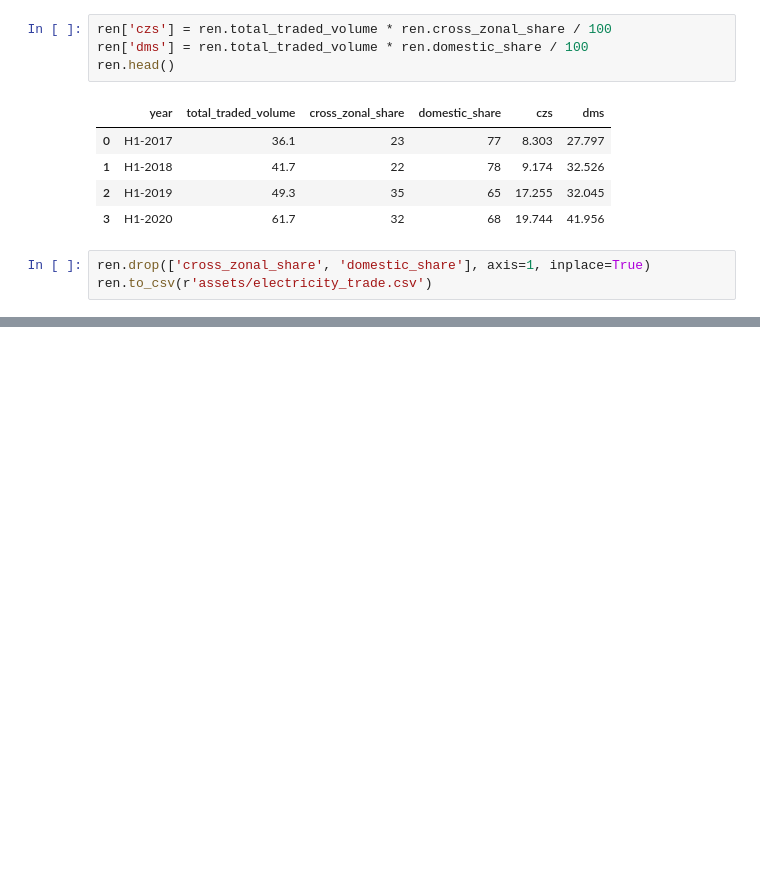
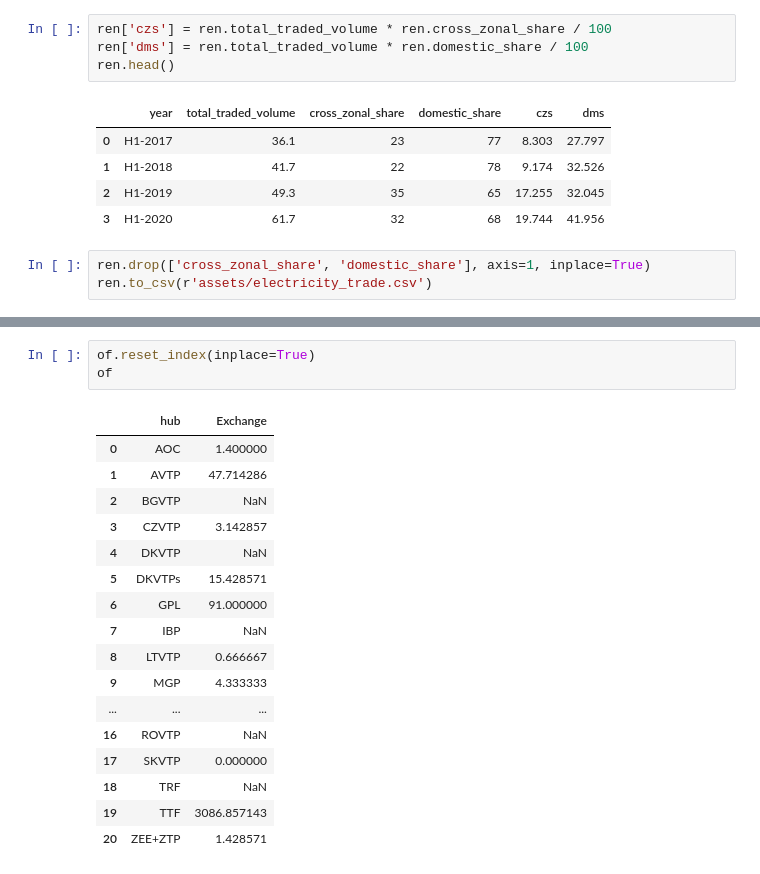
Before and after one commit to hypertechsa/acer-visualisation, a Jupyter notebook: mine.ipynb, the cells around one changed output, grey strips where cells are left out. Cells and saved outputs as stored; diff of their text form; blank space fills up the shorter version.

```diff
--- a/mine.ipynb
+++ b/mine.ipynb
@@ -309,0 +360,21 @@ ren.to_csv(r'assets/electricity_trade.csv')
+# %%
+of.reset_index(inplace=True)
+of
+# %% [output]
+|  | hub | Exchange |
+| 0 | AOC | 1.400000 |
+| 1 | AVTP | 47.714286 |
+| 2 | BGVTP | NaN |
+| 3 | CZVTP | 3.142857 |
+| 4 | DKVTP | NaN |
+| 5 | DKVTPs | 15.428571 |
+| 6 | GPL | 91.000000 |
+| 7 | IBP | NaN |
+| 8 | LTVTP | 0.666667 |
+| 9 | MGP | 4.333333 |
+| ... | ... | ... |
+| 16 | ROVTP | NaN |
+| 17 | SKVTP | 0.000000 |
+| 18 | TRF | NaN |
+| 19 | TTF | 3086.857143 |
+| 20 | ZEE+ZTP | 1.428571 |
```
Also changed, not shown: parts of 5 cells of this notebook, 9 other files.
